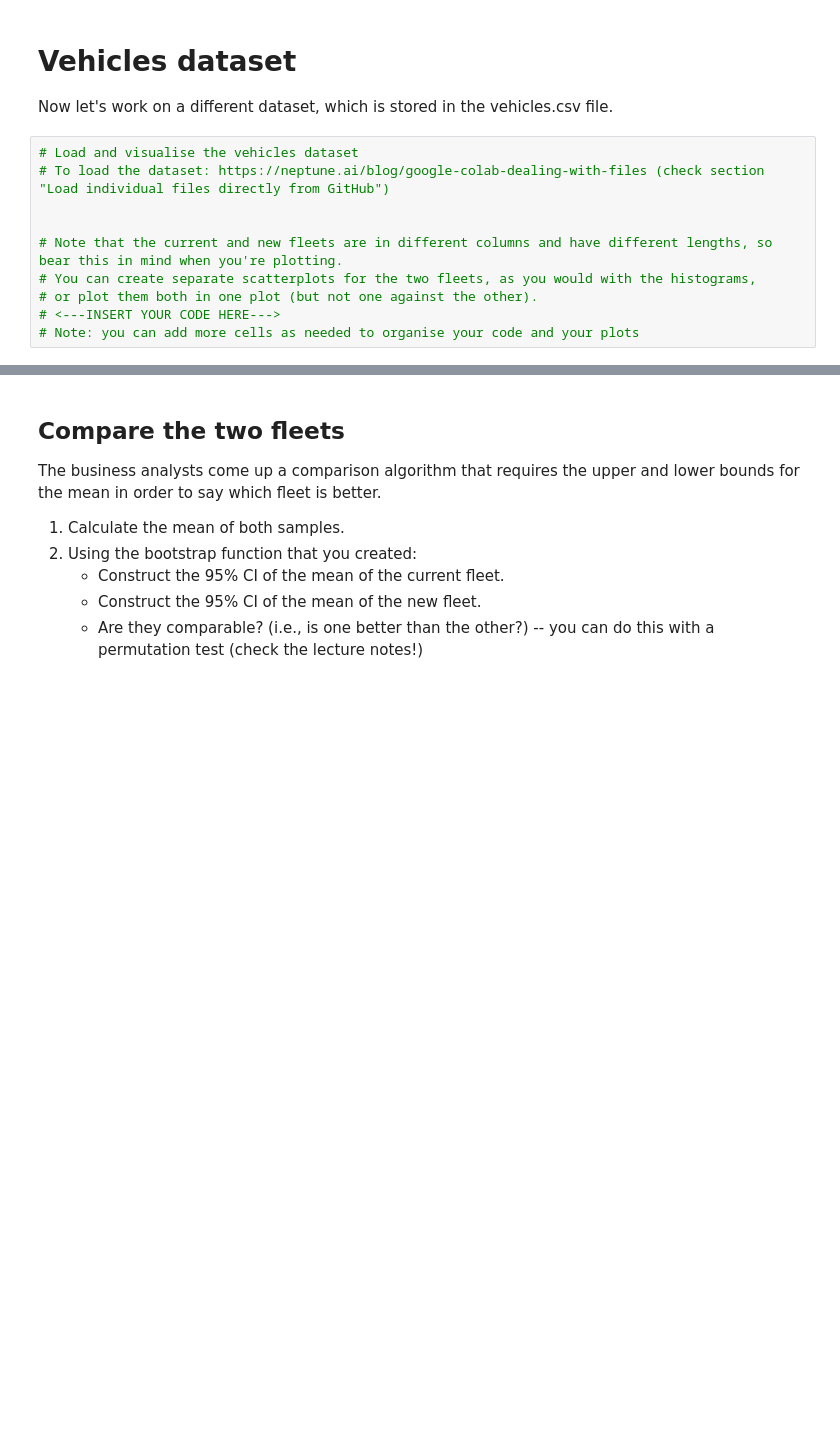
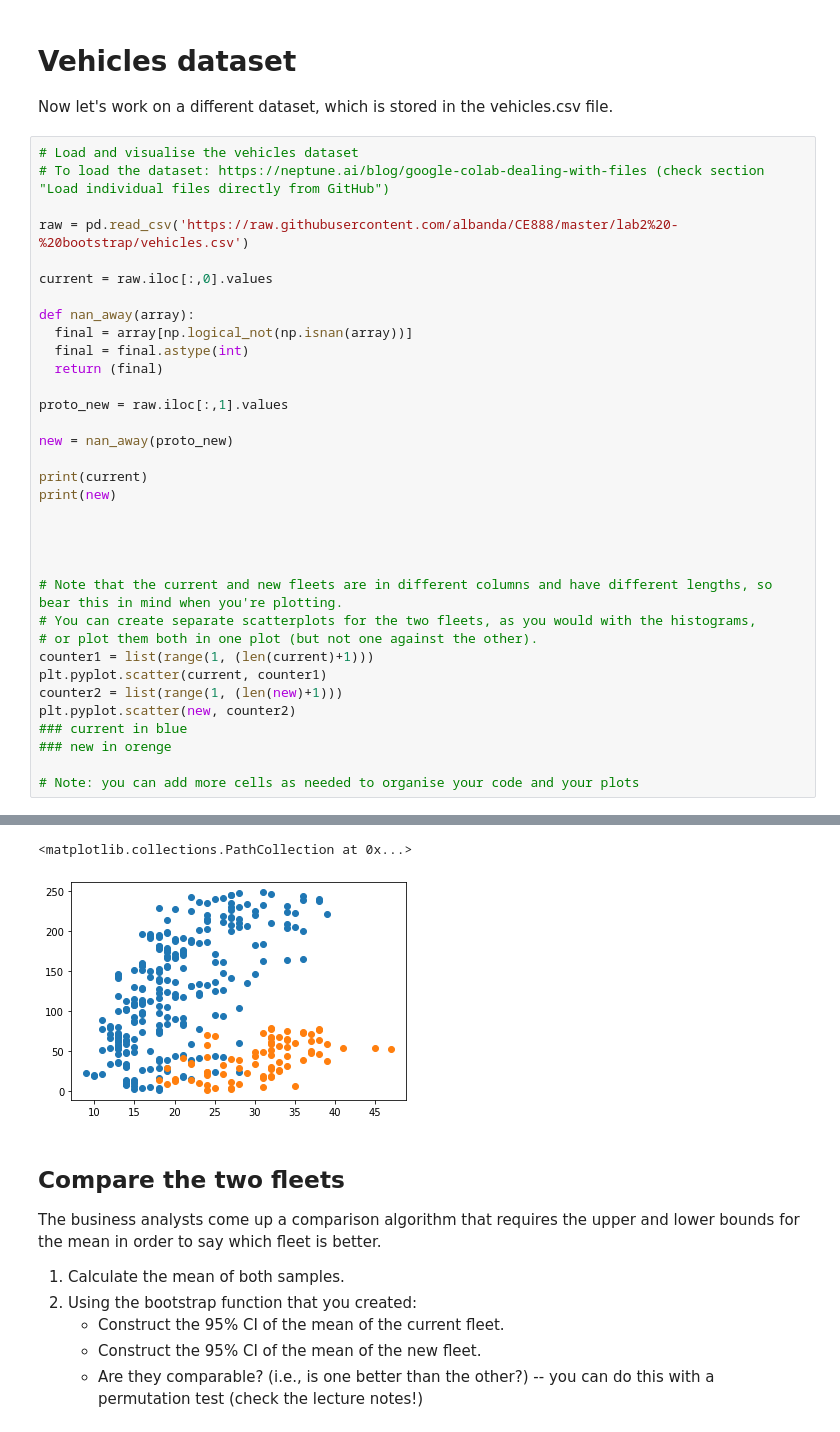
Before and after one commit to Arctic-64/CE888, a Jupyter notebook: Copy_of_bootstrap.ipynb, the cells around one changed output, grey strips where cells are left out. Drawn from its saved outputs; the diff is of its cells as text; blank space fills up the shorter version.

```diff
--- a/Copy_of_bootstrap.ipynb
+++ b/Copy_of_bootstrap.ipynb
@@ -97,10 +95,35 @@ Now let's work on a different dataset, which is stored in the vehicles.csv file.
 # %%
 # Load and visualise the vehicles dataset
 # To load the dataset: https://neptune.ai/blog/google-colab-dealing-with-files (check section "Load individual files directly from GitHub")
+
+raw = pd.read_csv('https://raw.githubusercontent.com/albanda/CE888/master/lab2%20-%20bootstrap/vehicles.csv')
+
+current = raw.iloc[:,0].values
+
+def nan_away(array):
+  final = array[np.logical_not(np.isnan(array))]
+  final = final.astype(int)
+  return (final)
+
+proto_new = raw.iloc[:,1].values
+
+new = nan_away(proto_new)
+
+print(current)
+print(new)
+
+
 
 
 # Note that the current and new fleets are in different columns and have different lengths, so bear this in mind when you're plotting.
 # You can create separate scatterplots for the two fleets, as you would with the histograms,
 # or plot them both in one plot (but not one against the other).
-# <---INSERT YOUR CODE HERE--->
+counter1 = list(range(1, (len(current)+1)))
+plt.pyplot.scatter(current, counter1)
+counter2 = list(range(1, (len(new)+1)))
+plt.pyplot.scatter(new, counter2)
+### current in blue
+### new in orenge
+
 # Note: you can add more cells as needed to organise your code and your plots
+# %% [output]
@@ -107,3 +145,5 @@ Now let's work on a different dataset, which is stored in the vehicles.csv file.
+<matplotlib.collections.PathCollection at 0x...>
+[figure, added]
 # %% [markdown]
 ## Compare the two fleets
 
```
Also changed, not shown: parts of 8 cells of this notebook.
